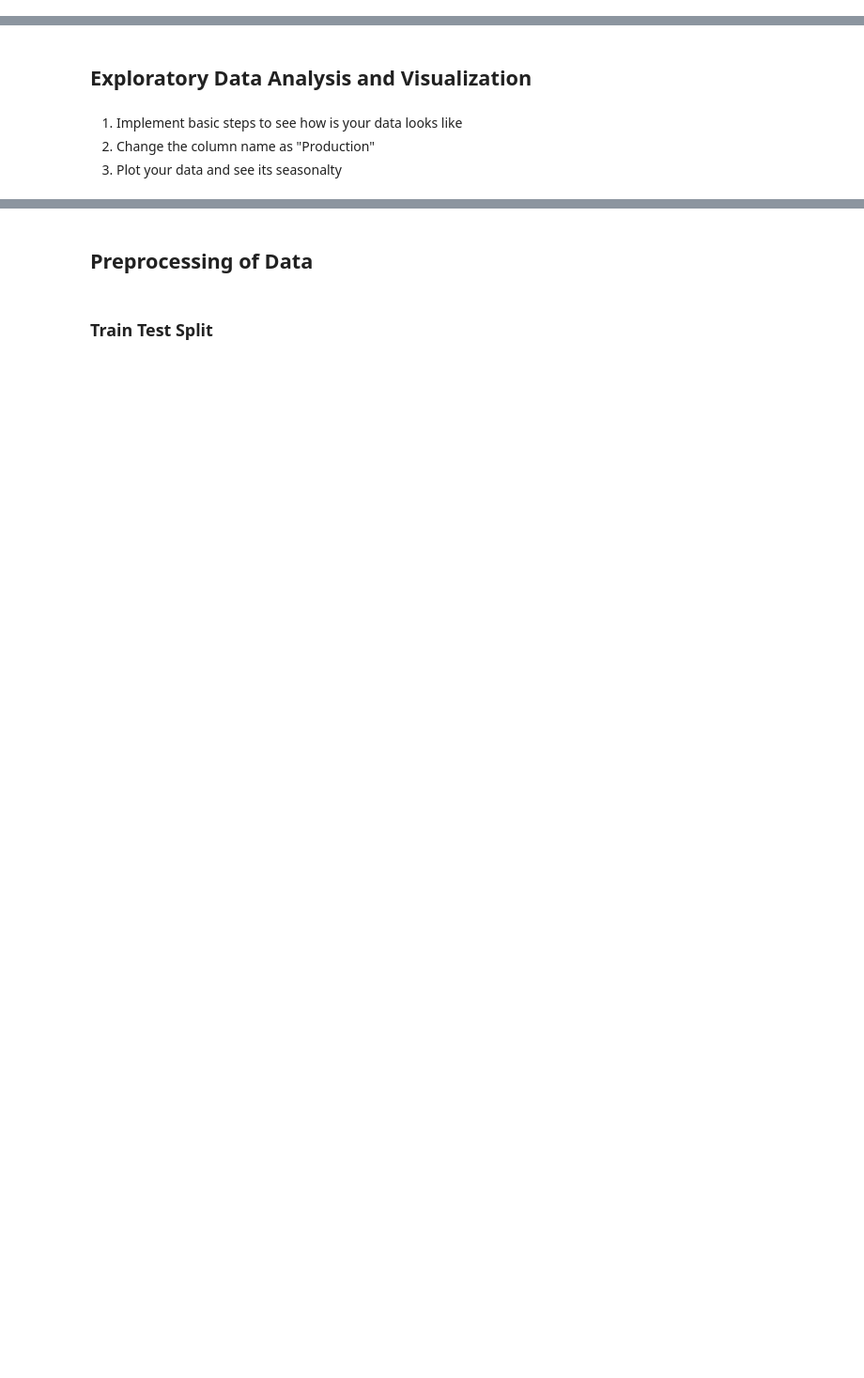
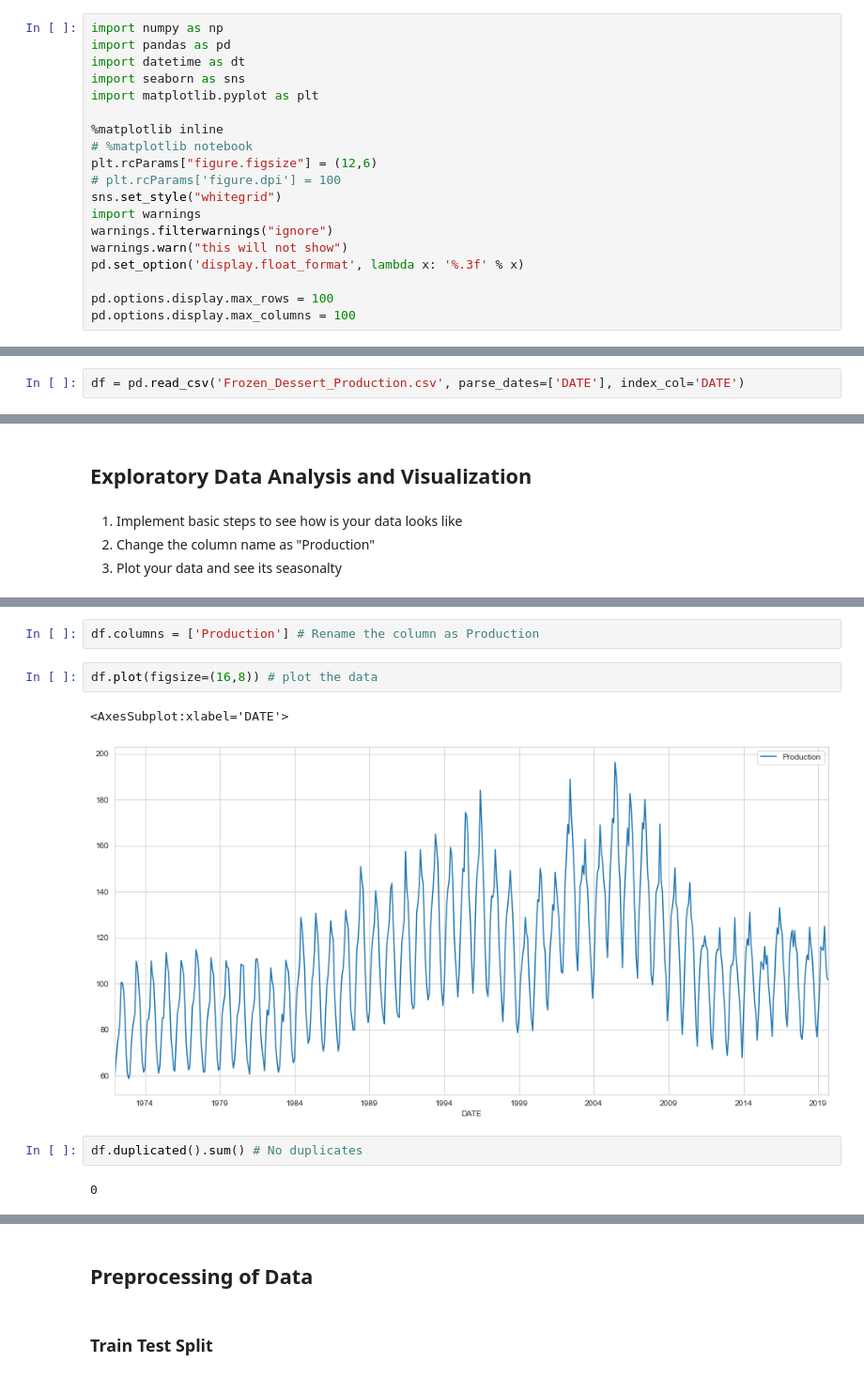
Before and after one commit to mdurular/Deep_Learning_Projects, a Jupyter notebook: RNN_Time_Series_Frozen_Dessert_Production_Project/RNN_Time_Series_Frozen_Dessert_Production.ipynb, the cells around one changed output, grey strips where cells are left out. Shown at 94% size. Saved outputs shown, nothing was run; the diff lists cells and outputs as text; blank space fills up the shorter version.

```diff
--- a/RNN_Time_Series_Frozen_Dessert_Production_Project/RNN_Time_Series_Frozen_Dessert_Production.ipynb
+++ b/RNN_Time_Series_Frozen_Dessert_Production_Project/RNN_Time_Series_Frozen_Dessert_Production.ipynb
@@ -20,5 +20,26 @@ Suggested Citation:
 Board of Governors of the Federal Reserve System (US), Industrial Production: Nondurable Goods: Ice cream and frozen dessert [IPN31152N], retrieved from FRED, Federal Reserve Bank of St. Louis; https://fred.stlouisfed.org/series/IPN31152N, November 16, 2019.
 # %% [markdown]
 ## Import Libraries
+# %%
+import numpy as np
+import pandas as pd
+import datetime as dt
+import seaborn as sns
+import matplotlib.pyplot as plt
+
+%matplotlib inline
+# %matplotlib notebook
+plt.rcParams["figure.figsize"] = (12,6)
+# plt.rcParams['figure.dpi'] = 100
+sns.set_style("whitegrid")
+import warnings
+warnings.filterwarnings("ignore")
+warnings.warn("this will not show")
+pd.set_option('display.float_format', lambda x: '%.3f' % x)
+
+pd.options.display.max_rows = 100
+pd.options.display.max_columns = 100
 # %% [markdown]
 ## Indest Data
+# %%
+df = pd.read_csv('Frozen_Dessert_Production.csv', parse_dates=['DATE'], index_col='DATE')
@@ -30,0 +80,11 @@ Board of Governors of the Federal Reserve System (US), Industrial Production: No
+# %%
+df.columns = ['Production'] # Rename the column as Production
+# %%
+df.plot(figsize=(16,8)) # plot the data
+# %% [output]
+<AxesSubplot:xlabel='DATE'>
+[figure, added]
+# %%
+df.duplicated().sum() # No duplicates
+# %% [output]
+0
```
Also changed, not shown: parts of 63 cells of this notebook.
